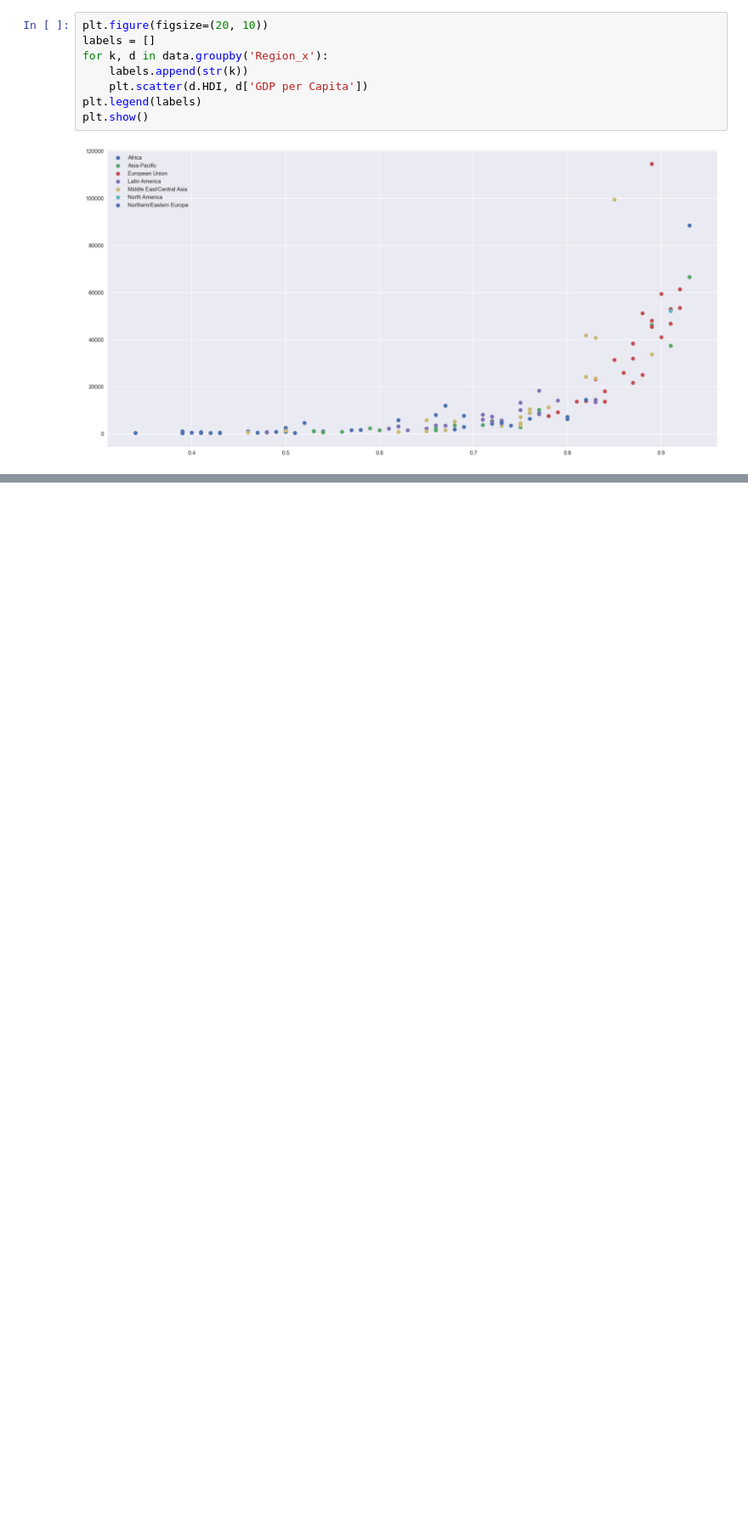
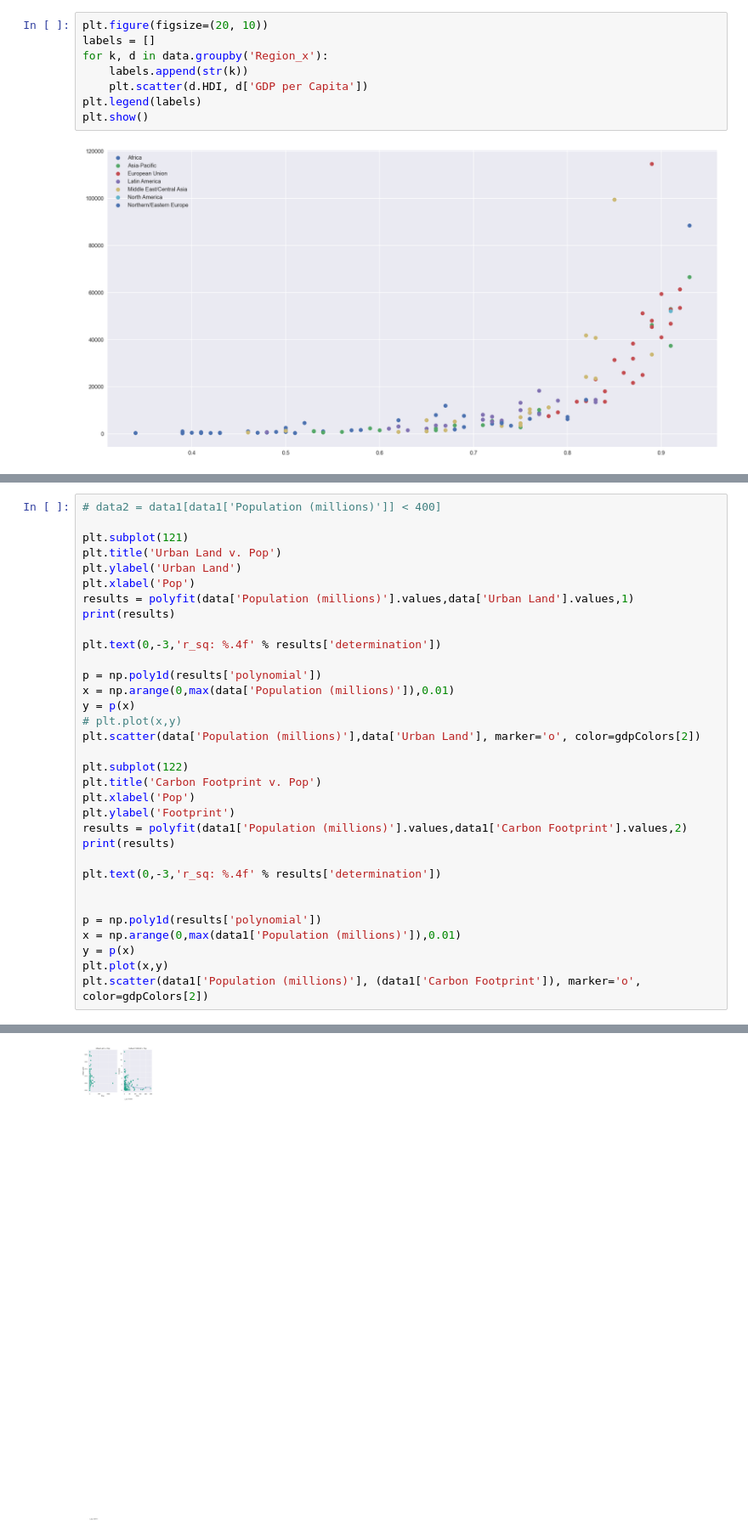
Before and after one commit to roumenguha/ECE143-Final-Project, a Jupyter notebook: Visualization_Mia.ipynb, the cells around one changed output, grey strips where cells are left out. Shown at 85% size. Cells and saved outputs as stored; diff of their text form; blank space fills up the shorter version.

```diff
--- a/Visualization_Mia.ipynb
+++ b/Visualization_Mia.ipynb
@@ -118,0 +360,34 @@ plt.show()
+# %%
+# data2 = data1[data1['Population (millions)']] < 400]
+
+plt.subplot(121)
+plt.title('Urban Land v. Pop')
+plt.ylabel('Urban Land')
+plt.xlabel('Pop')
+results = polyfit(data['Population (millions)'].values,data['Urban Land'].values,1)
+print(results)
+
+plt.text(0,-3,'r_sq: %.4f' % results['determination'])
+
+p = np.poly1d(results['polynomial'])
+x = np.arange(0,max(data['Population (millions)']),0.01)
+y = p(x)
+# plt.plot(x,y)
+plt.scatter(data['Population (millions)'],data['Urban Land'], marker='o', color=gdpColors[2])
+
+plt.subplot(122)
+plt.title('Carbon Footprint v. Pop')
+plt.xlabel('Pop')
+plt.ylabel('Footprint')
+results = polyfit(data1['Population (millions)'].values,data1['Carbon Footprint'].values,2)
+print(results)
+
+plt.text(0,-3,'r_sq: %.4f' % results['determination'])
+
+
+p = np.poly1d(results['polynomial'])
+x = np.arange(0,max(data1['Population (millions)']),0.01)
+y = p(x)
+plt.plot(x,y)
+plt.scatter(data1['Population (millions)'], (data1['Carbon Footprint']), marker='o', color=gdpColors[2])
+# %% [output]
@@ -118,0 +397 @@ plt.show()
+[figure, added]
```
Also changed, not shown: parts of 6 cells of this notebook, 1 other file.
